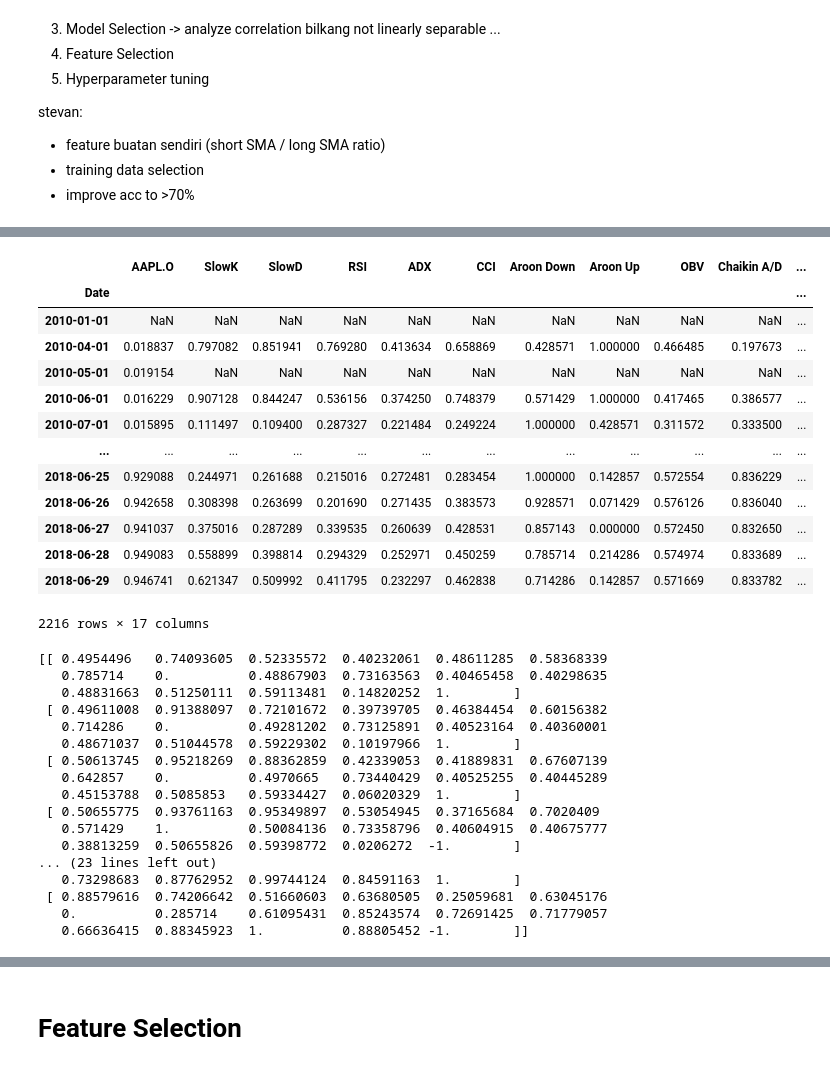
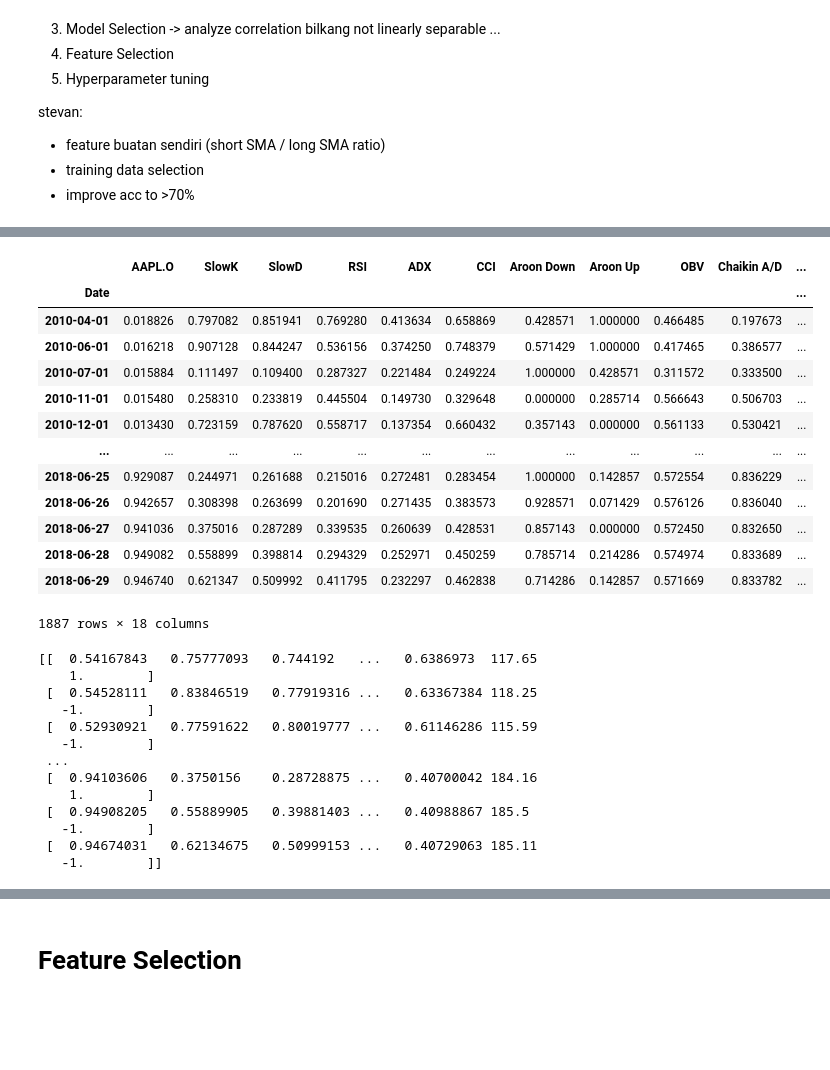
Before and after one commit to albertarielw/qf2103, a Jupyter notebook: hmm/model.ipynb, the cells around one changed output, grey strips where cells are left out. Saved outputs shown, nothing was run; the diff lists cells and outputs as text; code cells hidden in the pictures; blank space fills up the shorter version.

```diff
--- a/hmm/model.ipynb
+++ b/hmm/model.ipynb
@@ -81,13 +81,14 @@ def predict_position(train, test):
 
     return predicted_rise_fall
 # %%
-apple_data = pd.read_csv('apple_output.csv', index_col = 0, parse_dates = True)
+apple_data = pd.read_csv('apple_output.csv', index_col = 0, parse_dates = True).dropna()
 apple_data['SMA_EMA_ratio'] = apple_data['SMA'] / apple_data['EMA']
-SMA_short = 20
-SMA_long = 50
+SMA_short = 7
+SMA_long = 20
 apple_data['SMA_Short'] = apple_data['AAPL.O'].rolling(SMA_short).mean()
 apple_data['SMA_Long'] = apple_data['AAPL.O'].rolling(SMA_long).mean()
 apple_data['SMA_Long_Short'] = apple_data['SMA_Short'] / apple_data['SMA_Long']
+apple_data['data'] = apple_data['AAPL.O']
 apple_data['direction'] = np.where(apple_data['AAPL.O'] <= apple_data['AAPL.O'].shift(-1), 1, -1)
 
 apple_data
@@ -109,30 +110,30 @@ apple_data
 # %%
 scaler = MinMaxScaler()
 
 # Normalize the selected columns
-normalized_columns = scaler.fit_transform(apple_data.iloc[:, :-1])
+normalized_columns = scaler.fit_transform(apple_data.iloc[:, :-2])
 
 # Create a new DataFrame with the normalized values
-normalized_df = pd.DataFrame(normalized_columns, columns=apple_data.columns[:-1])
+normalized_df = pd.DataFrame(normalized_columns, columns=apple_data.columns[:-2])
 
 # Display the normalized DataFrame
-apple_data.iloc[:, :-1] = normalized_df
+apple_data.iloc[:, :-2] = normalized_df
 apple_data
 # %% [output]
 |  | AAPL.O | SlowK | SlowD | RSI | ADX | CCI | Aroon Down | Aroon Up | OBV | Chaikin A/D | ... |
 | Date |  |  |  |  |  |  |  |  |  |  | ... |
-| 2010-01-01 | NaN | NaN | NaN | NaN | NaN | NaN | NaN | NaN | NaN | NaN | ... |
-| 2010-04-01 | 0.018837 | 0.797082 | 0.851941 | 0.769280 | 0.413634 | 0.658869 | 0.428571 | 1.000000 | 0.466485 | 0.197673 | ... |
-| 2010-05-01 | 0.019154 | NaN | NaN | NaN | NaN | NaN | NaN | NaN | NaN | NaN | ... |
-| 2010-06-01 | 0.016229 | 0.907128 | 0.844247 | 0.536156 | 0.374250 | 0.748379 | 0.571429 | 1.000000 | 0.417465 | 0.386577 | ... |
-| 2010-07-01 | 0.015895 | 0.111497 | 0.109400 | 0.287327 | 0.221484 | 0.249224 | 1.000000 | 0.428571 | 0.311572 | 0.333500 | ... |
+| 2010-04-01 | 0.018826 | 0.797082 | 0.851941 | 0.769280 | 0.413634 | 0.658869 | 0.428571 | 1.000000 | 0.466485 | 0.197673 | ... |
+| 2010-06-01 | 0.016218 | 0.907128 | 0.844247 | 0.536156 | 0.374250 | 0.748379 | 0.571429 | 1.000000 | 0.417465 | 0.386577 | ... |
+| 2010-07-01 | 0.015884 | 0.111497 | 0.109400 | 0.287327 | 0.221484 | 0.249224 | 1.000000 | 0.428571 | 0.311572 | 0.333500 | ... |
+| 2010-11-01 | 0.015480 | 0.258310 | 0.233819 | 0.445504 | 0.149730 | 0.329648 | 0.000000 | 0.285714 | 0.566643 | 0.506703 | ... |
+| 2010-12-01 | 0.013430 | 0.723159 | 0.787620 | 0.558717 | 0.137354 | 0.660432 | 0.357143 | 0.000000 | 0.561133 | 0.530421 | ... |
 | ... | ... | ... | ... | ... | ... | ... | ... | ... | ... | ... | ... |
-| 2018-06-25 | 0.929088 | 0.244971 | 0.261688 | 0.215016 | 0.272481 | 0.283454 | 1.000000 | 0.142857 | 0.572554 | 0.836229 | ... |
-| 2018-06-26 | 0.942658 | 0.308398 | 0.263699 | 0.201690 | 0.271435 | 0.383573 | 0.928571 | 0.071429 | 0.576126 | 0.836040 | ... |
-| 2018-06-27 | 0.941037 | 0.375016 | 0.287289 | 0.339535 | 0.260639 | 0.428531 | 0.857143 | 0.000000 | 0.572450 | 0.832650 | ... |
-| 2018-06-28 | 0.949083 | 0.558899 | 0.398814 | 0.294329 | 0.252971 | 0.450259 | 0.785714 | 0.214286 | 0.574974 | 0.833689 | ... |
-| 2018-06-29 | 0.946741 | 0.621347 | 0.509992 | 0.411795 | 0.232297 | 0.462838 | 0.714286 | 0.142857 | 0.571669 | 0.833782 | ... |
+| 2018-06-25 | 0.929087 | 0.244971 | 0.261688 | 0.215016 | 0.272481 | 0.283454 | 1.000000 | 0.142857 | 0.572554 | 0.836229 | ... |
+| 2018-06-26 | 0.942657 | 0.308398 | 0.263699 | 0.201690 | 0.271435 | 0.383573 | 0.928571 | 0.071429 | 0.576126 | 0.836040 | ... |
+| 2018-06-27 | 0.941036 | 0.375016 | 0.287289 | 0.339535 | 0.260639 | 0.428531 | 0.857143 | 0.000000 | 0.572450 | 0.832650 | ... |
+| 2018-06-28 | 0.949082 | 0.558899 | 0.398814 | 0.294329 | 0.252971 | 0.450259 | 0.785714 | 0.214286 | 0.574974 | 0.833689 | ... |
+| 2018-06-29 | 0.946740 | 0.621347 | 0.509992 | 0.411795 | 0.232297 | 0.462838 | 0.714286 | 0.142857 | 0.571669 | 0.833782 | ... |
-2216 rows × 17 columns
+1887 rows × 18 columns
 # %%
 # apple_data = apple_data[['SlowK', 'RSI', 'CCI', 'Aroon Down', 'OBV', 'direction']]
 # %%
@@ -140,23 +141,19 @@ train_data, test_data = sequential_train_test_split(apple_data)
 print(test_data)
 X_train, y_train, X_test, y_test = train_data[:, :-1], train_data[:, -1], test_data[:, :-1], test_data[:, -1]
 # %% [output]
-[[ 0.4954496   0.74093605  0.52335572  0.40232061  0.48611285  0.58368339
-   0.785714    0.          0.48867903  0.73163563  0.40465458  0.40298635
-   0.48831663  0.51250111  0.59113481  0.14820252  1.        ]
- [ 0.49611008  0.91388097  0.72101672  0.39739705  0.46384454  0.60156382
-   0.714286    0.          0.49281202  0.73125891  0.40523164  0.40360001
-   0.48671037  0.51044578  0.59229302  0.10197966  1.        ]
- [ 0.50613745  0.95218269  0.88362859  0.42339053  0.41889831  0.67607139
-   0.642857    0.          0.4970665   0.73440429  0.40525255  0.40445289
-   0.45153788  0.5085853   0.59334427  0.06020329  1.        ]
- [ 0.50655775  0.93761163  0.95349897  0.53054945  0.37165684  0.7020409
-   0.571429    1.          0.50084136  0.73358796  0.40604915  0.40675777
-   0.38813259  0.50655826  0.59398772  0.0206272  -1.        ]
-... (23 lines left out)
-   0.73298683  0.87762952  0.99744124  0.84591163  1.        ]
- [ 0.88579616  0.74206642  0.51660603  0.63680505  0.25059681  0.63045176
-   0.          0.285714    0.61095431  0.85243574  0.72691425  0.71779057
-   0.66636415  0.88345923  1.          0.88805452 -1.        ]]
+[[  0.54167843   0.75777093   0.744192   ...   0.6386973  117.65
+    1.        ]
+ [  0.54528111   0.83846519   0.77919316 ...   0.63367384 118.25
+   -1.        ]
+ [  0.52930921   0.77591622   0.80019777 ...   0.61146286 115.59
+   -1.        ]
+ ...
+ [  0.94103606   0.3750156    0.28728875 ...   0.40700042 184.16
+    1.        ]
+ [  0.94908205   0.55889905   0.39881403 ...   0.40988867 185.5
+   -1.        ]
+ [  0.94674031   0.62134675   0.50999153 ...   0.40729063 185.11
+   -1.        ]]
 # %%
 X_train
 # %% [output]
```
Also changed, not shown: parts of 15 cells of this notebook, 4 other files.
